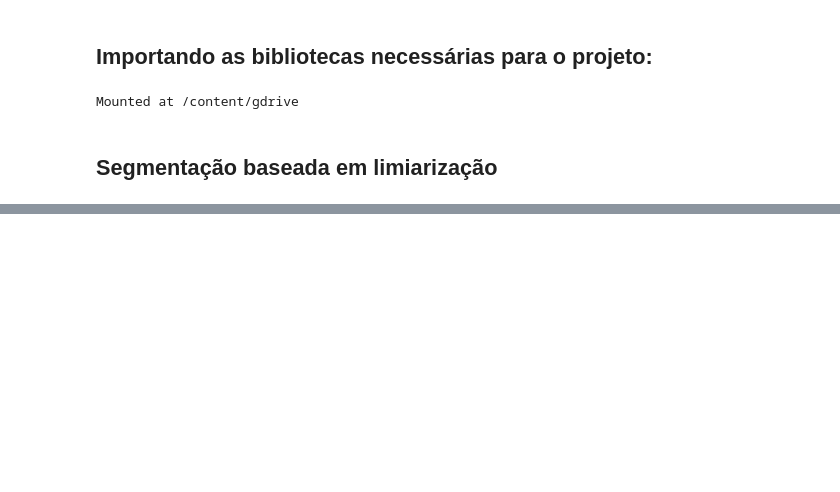
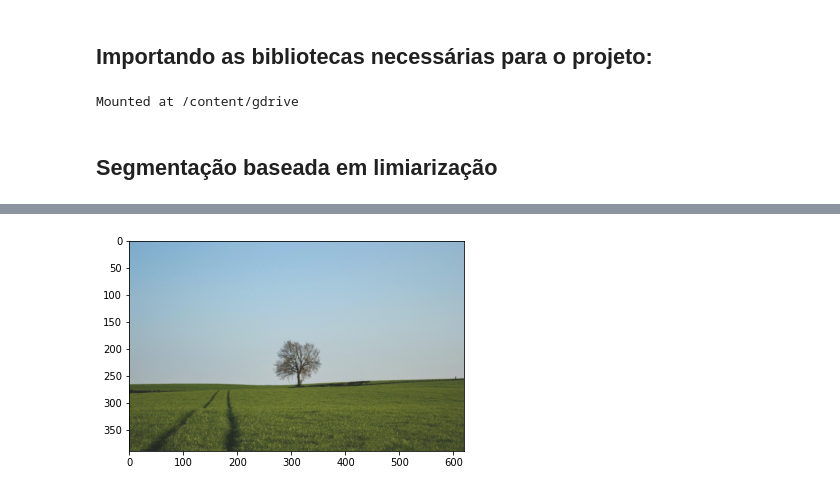
Before and after one commit to AlanMarquesRocha/segmentacao_imagens_pdi, a Jupyter notebook: segmentacao_imagens_pt1.ipynb, the cells around one changed output, grey strips where cells are left out. Saved outputs shown, nothing was run; the diff lists cells and outputs as text; code cells hidden in the pictures; blank space fills up the shorter version.

```diff
--- a/segmentacao_imagens_pt1.ipynb
+++ b/segmentacao_imagens_pt1.ipynb
@@ -17,0 +28,8 @@ Mounted at /content/gdrive
+# %%
+# Realizando a conversão de BGR para RGB com OpenCV
+img_rgb = cv2.cvtColor(img, cv2.COLOR_BGR2RGB)
+
+# Mostrando a imagem com os canais corrigidos:
+plt.imshow(img_rgb);
+# %% [output]
+[figure, added]
```
Also changed, not shown: parts of 2 cells of this notebook.
